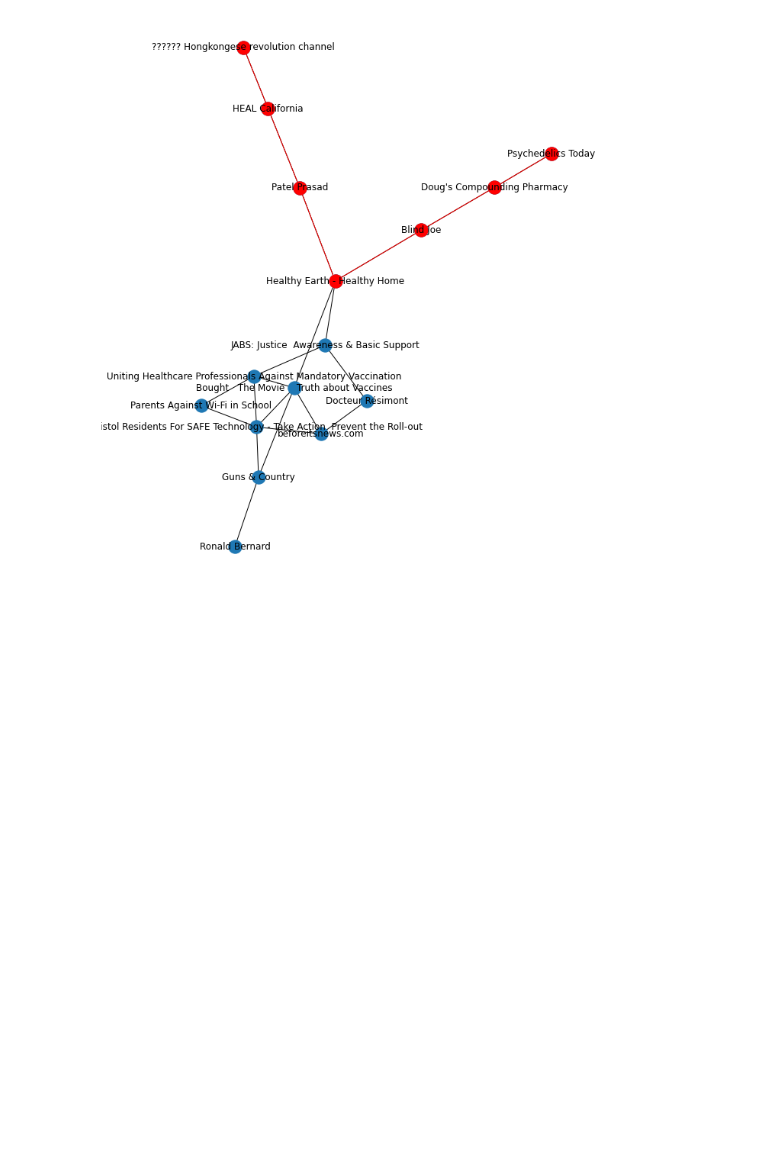
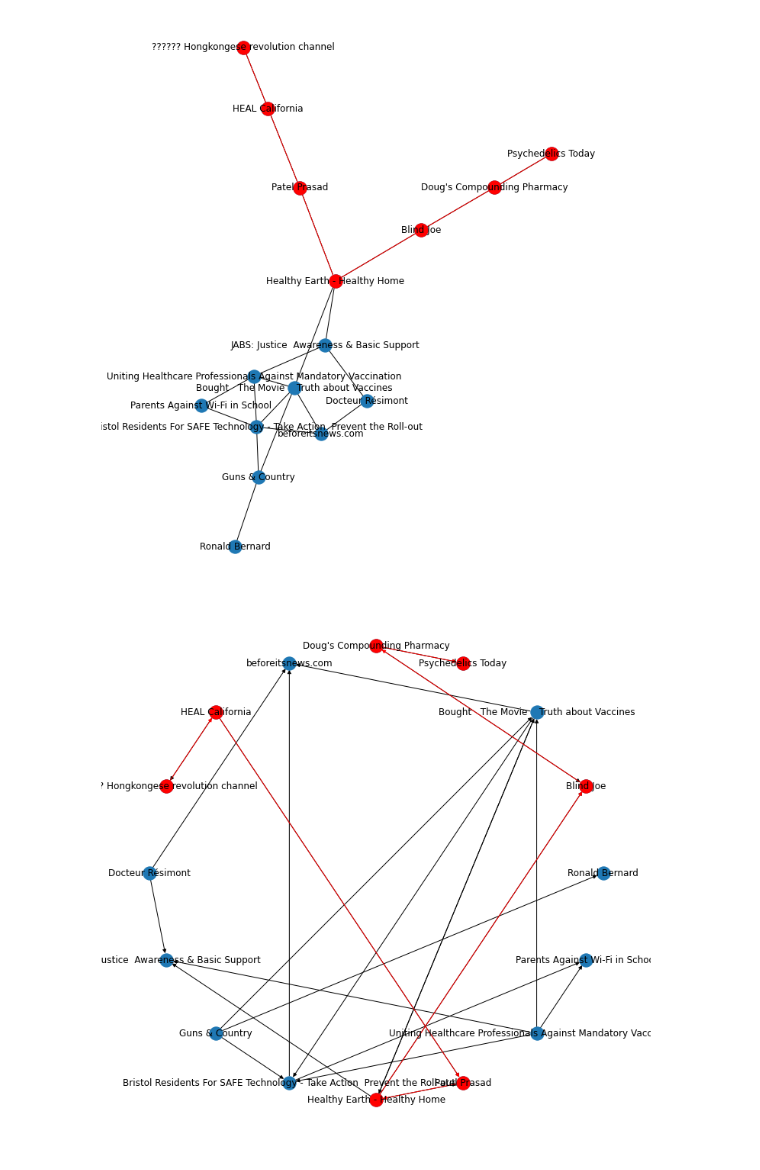
Before and after one commit to docligot/network_tools, a Jupyter notebook: Network Analysis.ipynb, the cells around one changed output. Drawn from its saved outputs; the diff is of its cells as text; code cells hidden in the pictures; blank space fills up the shorter version.

Commit message:
Updated directed shortest path

```diff
--- a/Network Analysis.ipynb
+++ b/Network Analysis.ipynb
@@ -228,3 +228,16 @@ plt.axis('equal')
 plt.show()
 # %% [output]
 [figure]
+# %%
+# Highlight Shortest Path (Directed)
+pos = nx.shell_layout(D)
+plt.figure(figsize=(10,10))
+shortest_graph = D.subgraph(shortest_path)
+nx.draw(D, pos, with_labels=True)
+shortest_edges = list(zip(shortest_path, shortest_path[1:]))
+nx.draw_networkx_nodes(D, pos, nodelist=shortest_path, node_color="r", label=G.nodes)
+nx.draw_networkx_edges(D, pos, edgelist=shortest_edges, edge_color="r")
+plt.axis('equal')
+plt.show()
+# %% [output]
+[figure, added]
```
Also changed, not shown: parts of 1 cell of this notebook, 2 other files.
